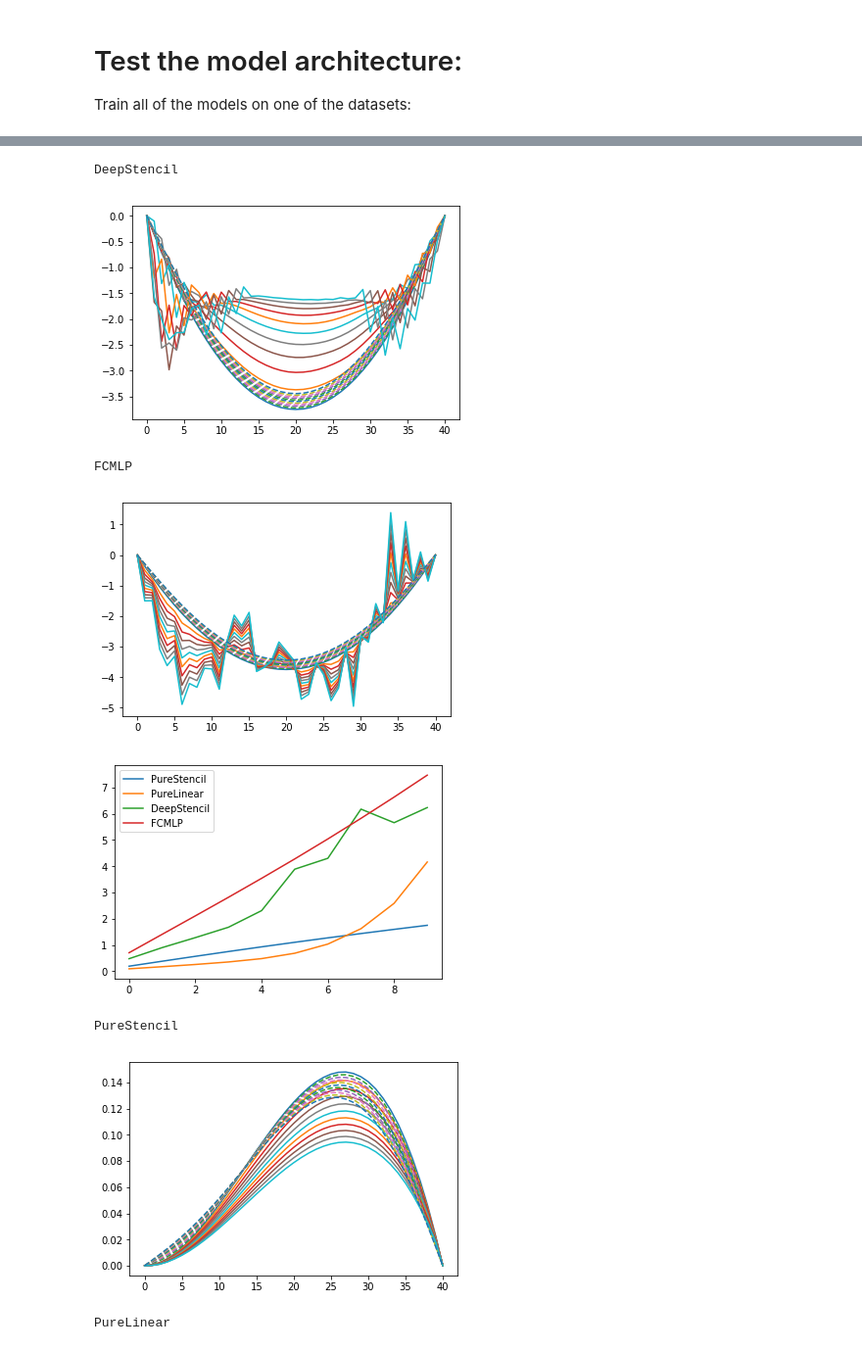
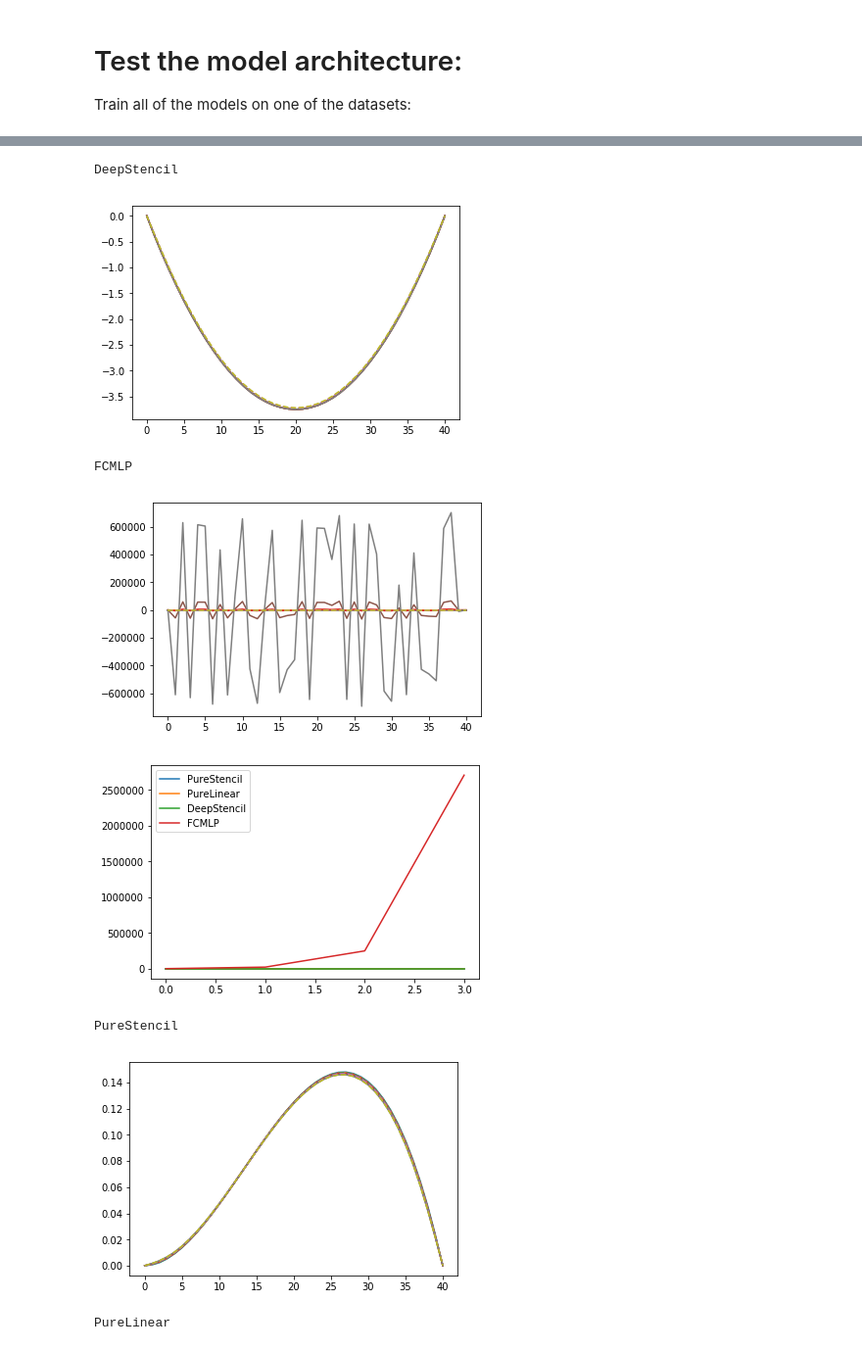
Before and after one commit to afqueiruga/nn_1d_pde, a Jupyter notebook: train_4.ipynb, the cells around one changed output, grey strips where cells are left out. Shown at 98% size. Drawn from its saved outputs; the diff is of its cells as text; code cells hidden in the pictures.

```diff
--- a/train_4.ipynb
+++ b/train_4.ipynb
@@ -169,7 +178,7 @@ for i in range(Ntraj-Ntraj_val,Ntraj):
     err = {}
     for N,S in stash_hyper_search.items():
         print(N)
-        err[N] = do_a_path(S['model'],dataset,i,10)
+        err[N] = do_a_path(S['model'],dataset,i,0)
     for N,e in err.items():
         plt.plot(e,label=N)
     plt.legend()
@@ -194,3 +203,19 @@ PureStencil_Adam_0.0001
 data['U'].dtype
 # %% [output]
 dtype('float64')
+# %%
+stash_hyper_search64 = {}
+# %%
+for dataname in ["heat"]:
+    data = np.load(root+f"data/{dataname}.npz")
+    dataset = torch.tensor(data['U'],dtype=torch.float64,device=device)
+    Ntraj,Nt,Nx = dataset.shape
+    name = "PureStencil"
+    model_cls = models[name]
+    optimizers = [torch.optim.Adam, torch.optim.Rprop] # torch.optim.SGD,
+    for opt in optimizers:
+        for lr in [1.0e-1,1.0e-2,1.0e-3,1.0e-4]:
+            print("Training ",name, "using ",opt.__name__," @ lr = ",lr)
+            model = model_cls(Nx).double().to(device)
+            results = train_it(dataset,model,OPTIM=opt,learning_rate=lr)
+            stash_hyper_search64[f"{name}_{opt.__name__}_{lr}"] = {'model':model,'loss':results}
@@ -196,0 +240,9 @@ dtype('float64')
+# %%
+for N,S in stash_hyper_search64.items():
+    plt.semilogy(S['loss'][:,1],label=f"test {N}")
+    plt.legend()
+plt.show()
+for N,S in stash_hyper_search64.items():
+    plt.semilogy(S['loss'][:,0],label=f"train {N}")
+    plt.legend()
+plt.show()
@@ -244,7 +311,7 @@ for i in range(Ntraj-Ntraj_val,Ntraj):
     err = {}
     for N,S in stash.items():
         print(N)
-        err[N] = do_a_path(S['model'],dataset,i,10)
+        err[N] = do_a_path(S['model'],dataset,i,4)
     for N,e in err.items():
         plt.plot(e,label=N)
     plt.legend()
@@ -257,10 +324,10 @@ PureLinear
 DeepStencil
-[figure, old version]
+[figure, new version]
 FCMLP
-[figure, old version]
+[figure, new version]
-[figure, old version]
+[figure, new version]
 PureStencil
-[figure, old version]
+[figure, new version]
 PureLinear
 ... (6 outputs left out)
 # %%
```
Also changed, not shown: parts of 15 cells of this notebook, 3 other files.
